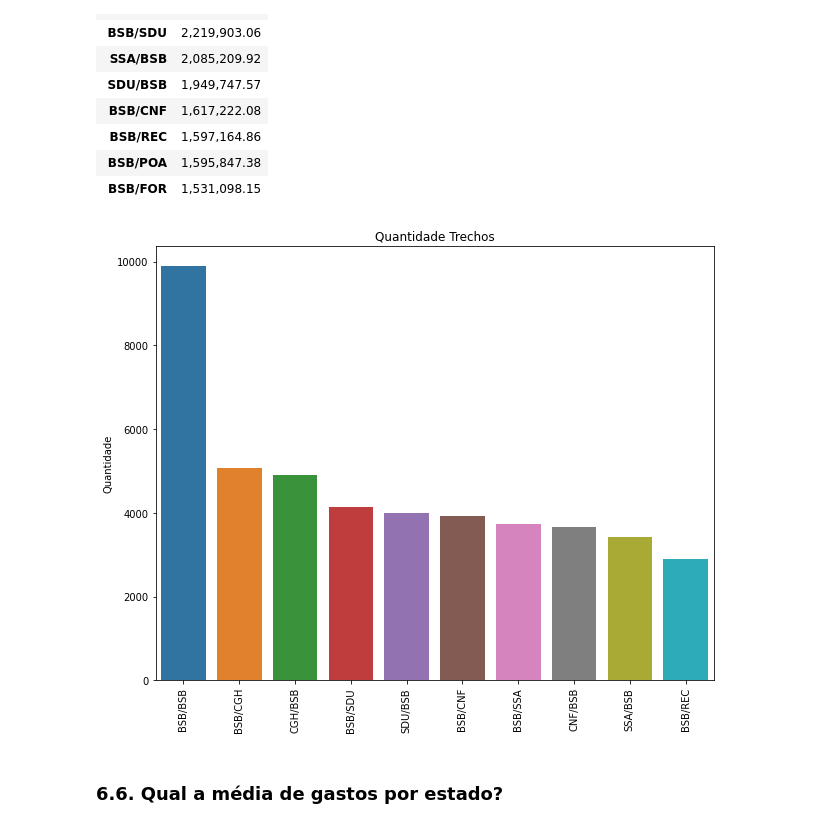
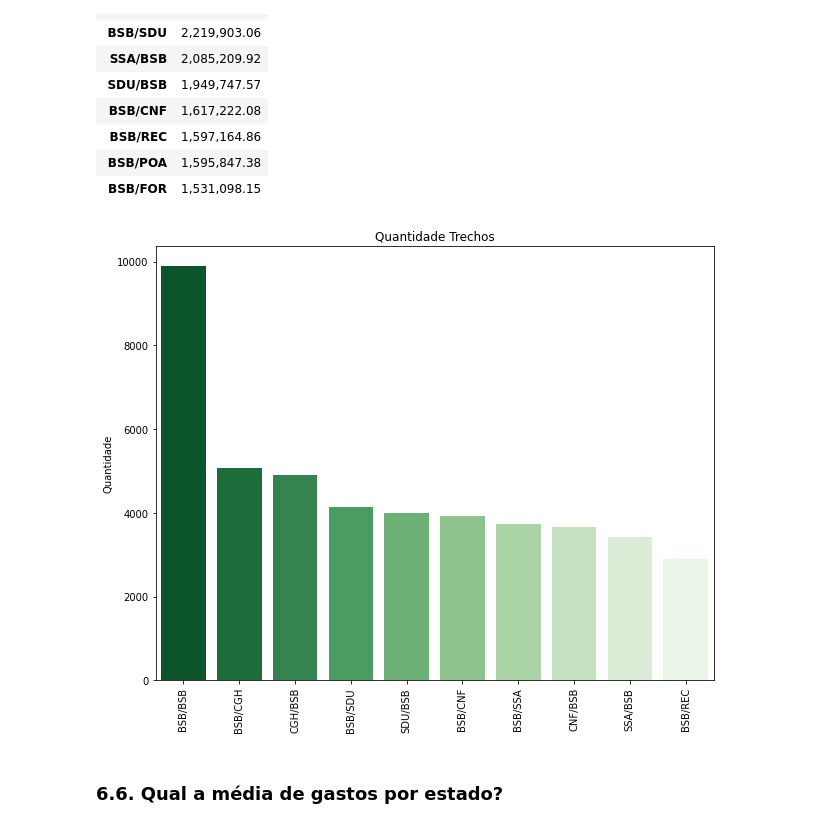
Before and after one commit to ViniciusCostaSouto/Projeto-Modulo-5-Grupo-9, a Jupyter notebook: Projeto_Final_Módulo_5_[G9].ipynb, the cells around one changed output. Cells and saved outputs as stored; diff of their text form; code cells hidden in the pictures.

```diff
--- a/Projeto_Final_Módulo_5_[G9].ipynb
+++ b/Projeto_Final_Módulo_5_[G9].ipynb
@@ -770,14 +806,14 @@ teste.head(10)
 | BSB/FOR | 1,531,098.15 |
 # %%
 plt.figure(figsize=(10,8))
-sns.barplot(data=questao5,x=questao5.index,y='txNomeParlamentar')
+sns.barplot(data=questao5,x=questao5.index,y='txNomeParlamentar', palette = "Greens_r")
 plt.xticks(rotation=90)
 plt.title('Quantidade Trechos')
 plt.ylabel('Quantidade')
 plt.xlabel('')
 plt.show()
 # %% [output]
-[figure, old version]
+[figure, new version]
 # %% [markdown]
 ### **6.6. Qual a média de gastos por estado?**
 # %%
```
Also changed, not shown: parts of 46 cells of this notebook.
